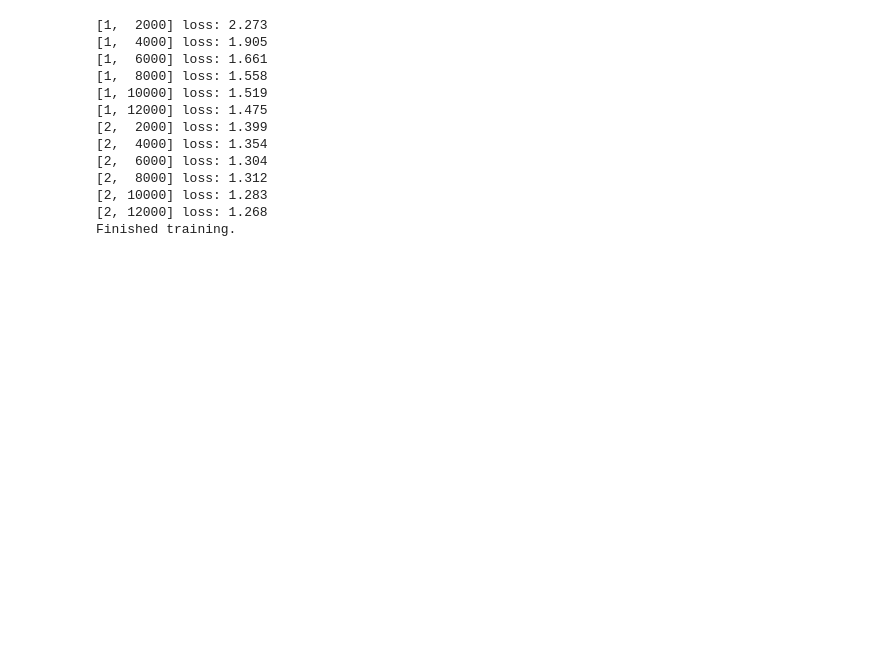
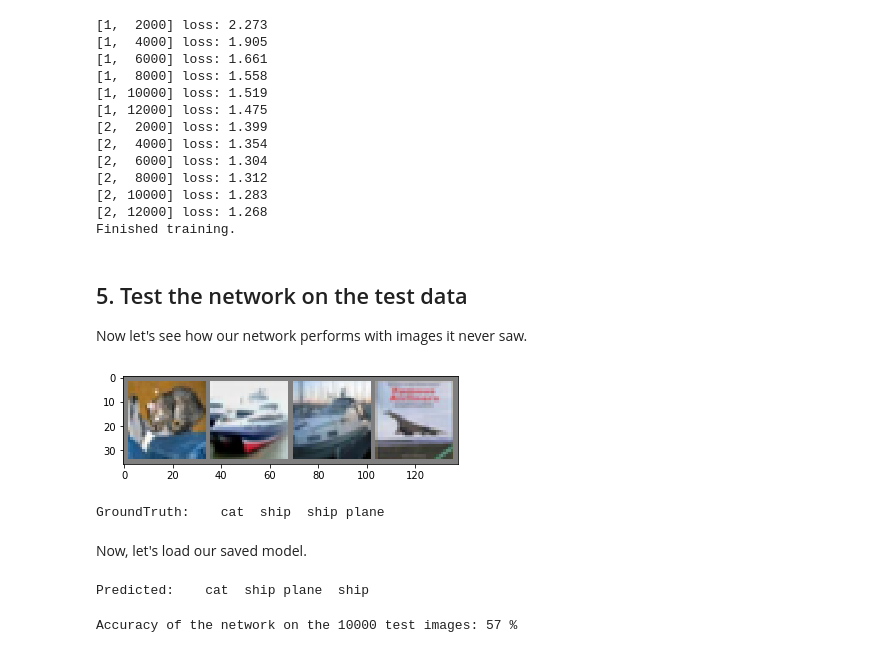
Before and after one commit to LucaLoVerde/deeplearningstuff, a Jupyter notebook: pyTorch_tutorials.ipynb, the cells around one changed output. Drawn from its saved outputs; the diff is of its cells as text; code cells hidden in the pictures; blank space fills up the shorter version.

```diff
--- a/pyTorch_tutorials.ipynb
+++ b/pyTorch_tutorials.ipynb
@@ -491,0 +496,37 @@ Finished training.
+# %% [markdown]
+## 5. Test the network on the test data
+Now let's see how our network performs with images it never saw.
+# %%
+dataiter = iter(testloader)
+images, labels = dataiter.next()
+# print images
+imshow(torchvision.utils.make_grid(images))
+print('GroundTruth: ', ' '.join('%5s' % classes[labels[j]] for j in range(4)))
+# %% [output]
+[figure, added]
+GroundTruth:    cat  ship  ship plane
+# %% [markdown]
+Now, let's load our saved model.
+# %%
+net = Net()
+net.load_state_dict(torch.load(PATH))
+# Let's now see how the network performs on the images presented above
+outputs = net(images)  # The outputs are energies for the 10 classes. The higher the energy for a class, the more the network is convinced that the image belongs to that particular class.
+_, predicted = torch.max(outputs, 1)
+print('Predicted: ', ' '.join('%5s' % classes[predicted[j]] for j in range(4)))
+# %% [output]
+Predicted:    cat  ship plane  ship
+# %%
+# Let's now see how it performs on the whole test dataset
+correct = 0
+total = 0
+with torch.no_grad():
+    for data in testloader:
+        images, labels = data
+        outputs = net(images)
+        _, predicted = torch.max(outputs.data, 1)
+        total += labels.size(0)
+        correct += (predicted == labels).sum().item()
+print('Accuracy of the network on the 10000 test images: %d %%' % (100 * correct / total))
+# %% [output]
+Accuracy of the network on the 10000 test images: 57 %
```
Also changed, not shown: parts of 4 cells of this notebook, 1 other file.
